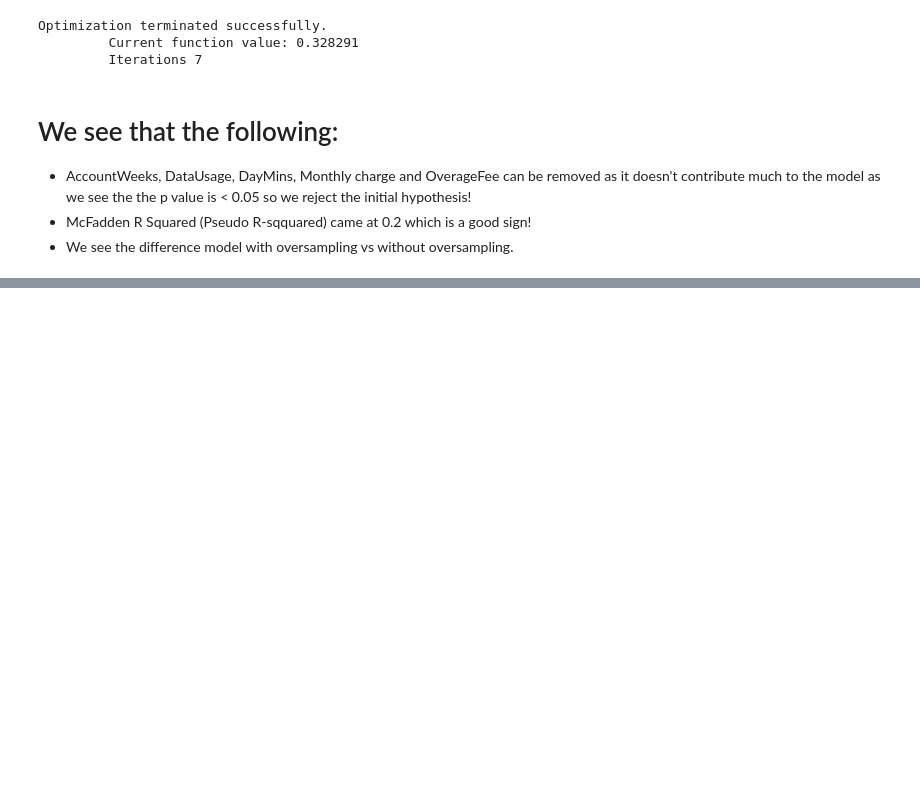
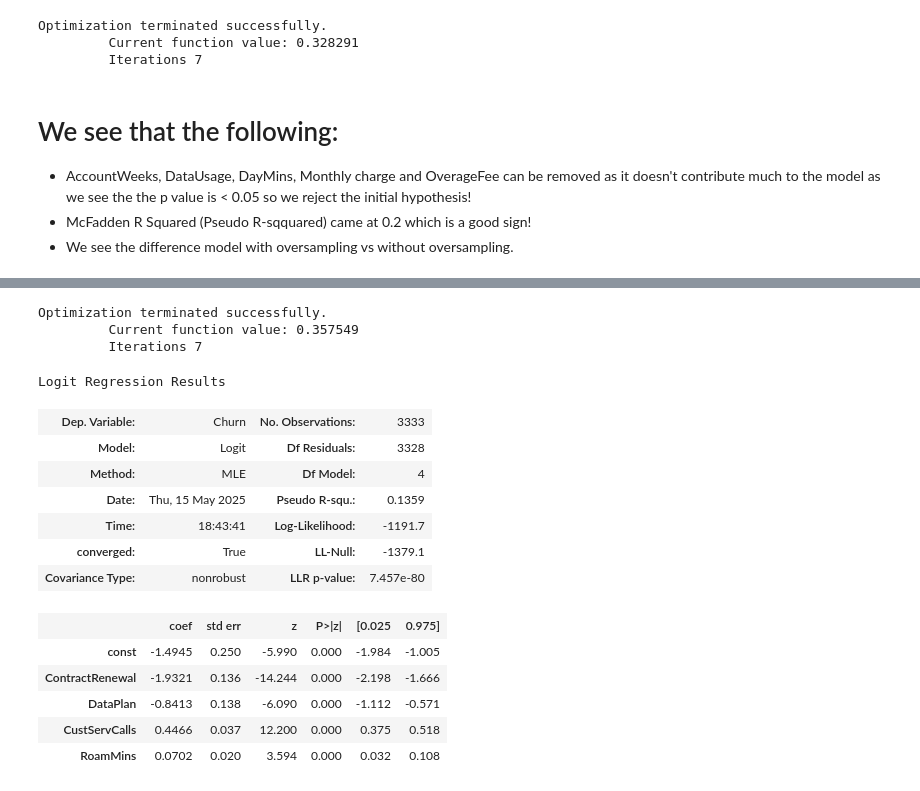
Before and after one commit to Hassan3924/Customer-Churn, a Jupyter notebook: customer-churn.ipynb, the cells around one changed output, grey strips where cells are left out. Drawn from its saved outputs; the diff is of its cells as text; code cells hidden in the pictures; blank space fills up the shorter version.

Commit message:
Made new functions and tried rdf

```diff
--- a/customer-churn.ipynb
+++ b/customer-churn.ipynb
@@ -203,3 +210,8 @@ Logit Regression Results
 | MonthlyCharge | -0.0276 | 0.191 | -0.144 | 0.885 | -0.402 | 0.347 |
 | OverageFee | 0.1868 | 0.326 | 0.574 | 0.566 | -0.452 | 0.825 |
 | RoamMins | 0.0789 | 0.022 | 3.579 | 0.000 | 0.036 | 0.122 |
+# %%
+X_test_1 = sm.add_constant(X_test)
+y_pred_prob_1 = results_log.predict(X_test_1)
+y_pred_1 = (y_pred_prob_1 >= 0.5).astype(int)
+print("Second Model:", classification_report(y_test, y_pred_1))
@@ -205,0 +227,3 @@ Logit Regression Results
+# %%
+X = df_cc.drop(labels=['AccountWeeks', 'DataUsage', 'OverageFee', 'MonthlyCharge', 'DayCalls','DayMins', 'Churn'], axis = 1)
+y = df_cc['Churn']
@@ -205,0 +241,26 @@ Logit Regression Results
+# %%
+x_evaluation = sm.add_constant(X)
+# %%
+reg_log = sm.Logit(y, x_evaluation)
+results_log = reg_log.fit()
+# %% [output]
+Optimization terminated successfully.
+         Current function value: 0.357549
+         Iterations 7
+# %%
+results_log.summary()
+# %% [output]
+Logit Regression Results
+| Dep. Variable: | Churn | No. Observations: | 3333 |
+| Model: | Logit | Df Residuals: | 3328 |
+| Method: | MLE | Df Model: | 4 |
+| Date: | Thu, 15 May 2025 | Pseudo R-squ.: | 0.1359 |
+| Time: | 18:43:41 | Log-Likelihood: | -1191.7 |
+| converged: | True | LL-Null: | -1379.1 |
+| Covariance Type: | nonrobust | LLR p-value: | 7.457e-80 |
+|  | coef | std err | z | P>|z| | [0.025 | 0.975] |
+| const | -1.4945 | 0.250 | -5.990 | 0.000 | -1.984 | -1.005 |
+| ContractRenewal | -1.9321 | 0.136 | -14.244 | 0.000 | -2.198 | -1.666 |
+| DataPlan | -0.8413 | 0.138 | -6.090 | 0.000 | -1.112 | -0.571 |
+| CustServCalls | 0.4466 | 0.037 | 12.200 | 0.000 | 0.375 | 0.518 |
+| RoamMins | 0.0702 | 0.020 | 3.594 | 0.000 | 0.032 | 0.108 |
```
Also changed, not shown: parts of 9 cells of this notebook.
